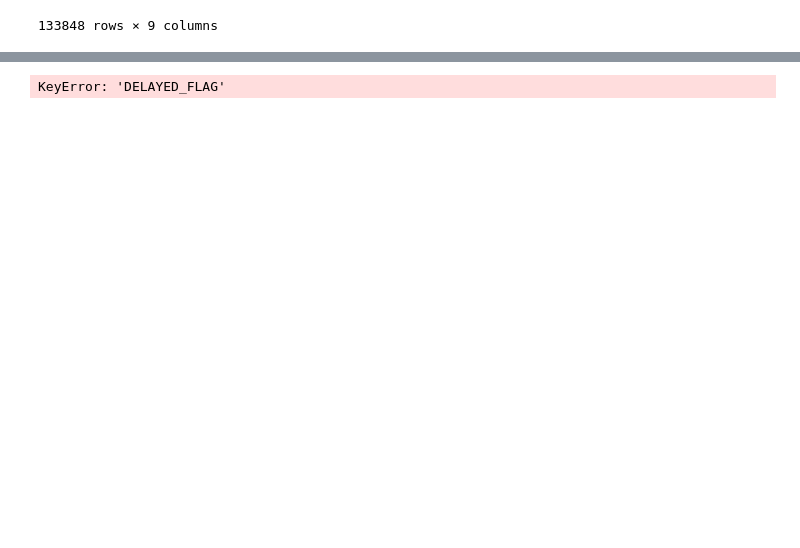
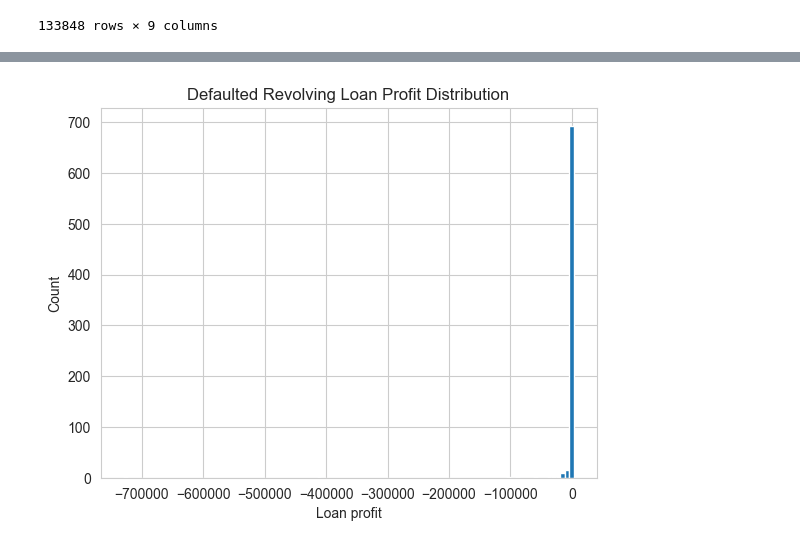
Before and after one commit to kaiwenShen/credit_default_prediction_kaggle, a Jupyter notebook: Onboarding_profit_analysis.ipynb, the cells around one changed output, grey strips where cells are left out. Saved outputs shown, nothing was run; the diff lists cells and outputs as text; code cells hidden in the pictures; blank space fills up the shorter version.

```diff
--- a/Onboarding_profit_analysis.ipynb
+++ b/Onboarding_profit_analysis.ipynb
@@ -301,21 +318,29 @@ def cal_revolving_past_loss_default(x):
 
 def cal_revolving_npv_profit(x):
     # https://www.wallstreetprep.com/knowledge/corporate-banking-101-revolving-credit-facilities/
-    x_slice = x[x['AMOUNT_NOT_PAID']<1]
-    total_credit=previous_application[previous_application['SK_ID_PREV']==x.name]['AMT_ANNUITY']
+    x_slice =  revolving_loan_installment[revolving_loan_installment['SK_ID_PREV'] == x.name]
+    x_slice = x_slice[x_slice['AMOUNT_NOT_PAID']<1]
+    total_credit=previous_application[previous_application['SK_ID_PREV']==x.name]['AMT_CREDIT'].values[0]
+    total_annuity=previous_application[previous_application['SK_ID_PREV']==x.name]['AMT_ANNUITY'].values[0]
     upfront_fee = total_credit*0.001*(len(x_slice)//12)# 10 base point per annual
+
     commitment_cal = x_slice.loc[:,['NUM_INSTALMENT_NUMBER','AMT_INSTALMENT']].copy()
-    commitment_cal['ratio']=1-commitment_cal['AMT_INSTALMENT']/total_credit
-    commitment_cal = commitment_cal[commitment_cal['ratio']]>0.2
+    commitment_cal['ratio']=1-commitment_cal['AMT_INSTALMENT']/total_annuity
+    commitment_cal = commitment_cal[commitment_cal['ratio']>0.2]
     commitment_fee = commitment_cal['AMT_INSTALMENT']*commitment_cal['ratio']*0.001 /(1+monthly_interest_rate)**commitment_cal['NUM_INSTALMENT_NUMBER']# 10 base point
     return commitment_fee.sum()+upfront_fee
-aggregated_revolving_loan_installment['FUTURE_LOSS_DELAYED']=revolving_loan_installment.groupby('SK_ID_PREV').apply(cal_revolving_future_loss_delayed)
-aggregated_revolving_loan_installment['PAST_LOSS_NPV'] = revolving_loan_installment.groupby('SK_ID_PREV').apply(cal_revolving_past_loss_default)  # pass loss net present value
-aggregated_revolving_loan_installment['PAST_PROFIT_NPV']=revolving_loan_installment.groupby('SK_ID_PREV').apply(cal_revolving_npv_profit)
+
+aggregated_revolving_loan_installment['FUTURE_LOSS_DELAYED']=aggregated_revolving_loan_installment.apply(cal_revolving_future_loss_delayed,axis=1)
+aggregated_revolving_loan_installment['PAST_LOSS_NPV'] = aggregated_revolving_loan_installment.apply(cal_revolving_past_loss_default,axis=1)  # pass loss net present value
+aggregated_revolving_loan_installment['PAST_PROFIT_NPV']=aggregated_revolving_loan_installment.apply(cal_revolving_npv_profit,axis=1)
-# %% [output]
-KeyError: 'DELAYED_FLAG'
 # %%
 aggregated_revolving_loan_installment['LOAN_PROFIT']=aggregated_revolving_loan_installment['PAST_PROFIT_NPV']+aggregated_revolving_loan_installment['PAST_LOSS_NPV']+aggregated_revolving_loan_installment['FUTURE_LOSS_DELAYED']
 # %%
-aggregated_revolving_loan_installment[aggregated_revolving_loan_installment['DEFAULT_FLAG']==1]['LOAN_PROFIT'].hist()
+aggregated_revolving_loan_installment[aggregated_revolving_loan_installment['DEFAULT_FLAG']==1]['LOAN_PROFIT'].hist(bins=100)
+plt.title('Defaulted Revolving Loan Profit Distribution')
+plt.xlabel('Loan profit')
+plt.ylabel('Count')
+plt.show()
+# %% [output]
+[figure, added]
 # %%
```
Also changed, not shown: parts of 30 cells of this notebook.
